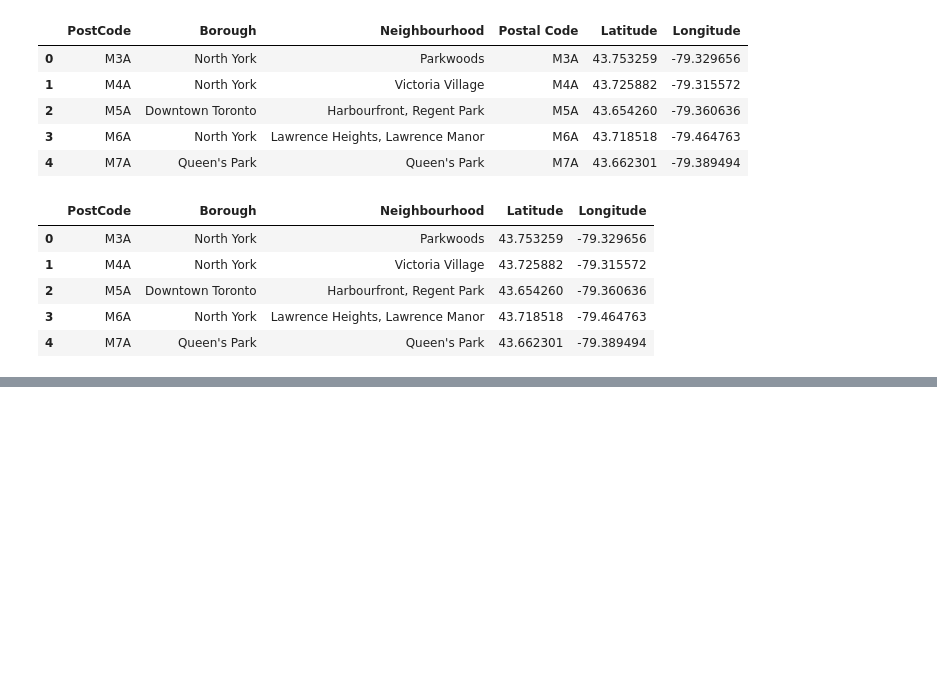
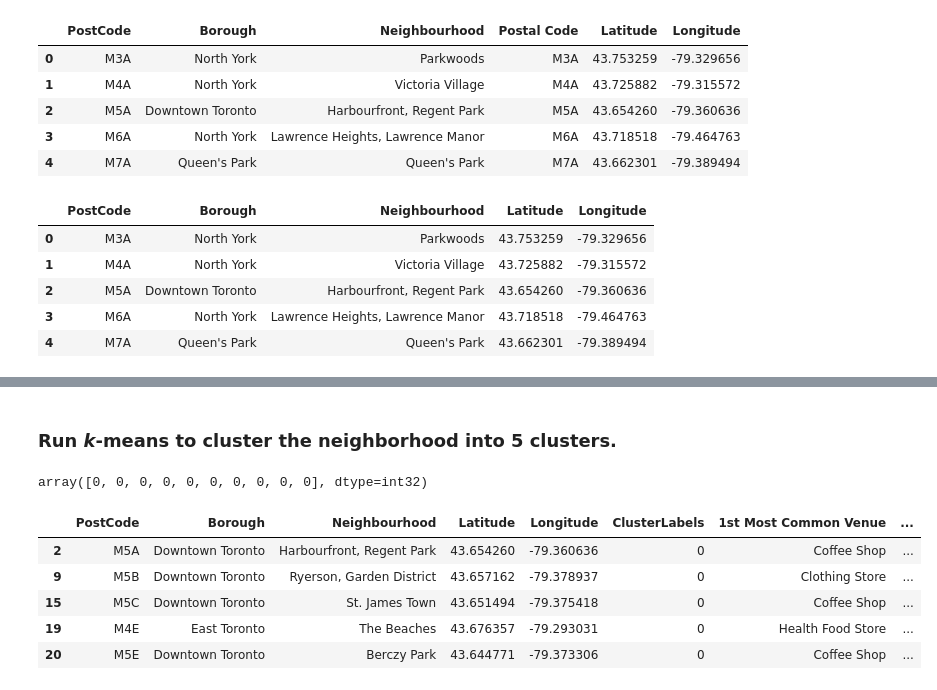
Before and after one commit to qc1026/QCGIT, a Jupyter notebook: Toronto Neighbourhood.ipynb, the cells around one changed output, grey strips where cells are left out. Drawn from its saved outputs; the diff is of its cells as text; code cells hidden in the pictures; blank space fills up the shorter version.

Commit message:
Wk3 Assignment: Segmenting and Clustering Neighborhoods in Toronto. Published from Watson Studio.

```diff
--- a/Toronto Neighbourhood.ipynb
+++ b/Toronto Neighbourhood.ipynb
@@ -137,0 +323,2 @@ df_merged.head()
+# %%
+toronto_grouped = toronto_onehot.groupby('Neighbourhood').mean().reset_index()
@@ -137,0 +370,21 @@ df_merged.head()
+# %%
+num_top_venues = 5
+
+indicators = ['st', 'nd', 'rd']
+
+# create columns according to number of top venues
+columns = ['Neighbourhood']
+for ind in np.arange(num_top_venues):
+    try:
+        columns.append('{}{} Most Common Venue'.format(ind+1, indicators[ind]))
+    except:
+        columns.append('{}th Most Common Venue'.format(ind+1))
+
+# create a new dataframe
+neighborhoods_venues_sorted = pd.DataFrame(columns=columns)
+neighborhoods_venues_sorted['Neighbourhood'] = toronto_grouped['Neighbourhood']
+
+for ind in np.arange(toronto_grouped.shape[0]):
+    neighborhoods_venues_sorted.iloc[ind, 1:] = return_most_common_venues(toronto_grouped.iloc[ind, :], num_top_venues)
+
+neighborhoods_venues_sorted.head()
@@ -137,0 +398,15 @@ df_merged.head()
+# %% [markdown]
+### Run *k*-means to cluster the neighborhood into 5 clusters.
+# %%
+# set number of clusters
+kclusters = 5
+
+toronto_grouped_clustering = toronto_grouped.drop('Neighbourhood', 1)
+
+# run k-means clustering
+kmeans = KMeans(n_clusters=kclusters, random_state=0).fit(toronto_grouped_clustering)
+
+# check cluster labels generated for each row in the dataframe
+kmeans.labels_[0:10]
+# %% [output]
+array([0, 0, 0, 0, 0, 0, 0, 0, 0, 0], dtype=int32)
@@ -137,0 +416,17 @@ df_merged.head()
+# %%
+# add clustering labels
+neighborhoods_venues_sorted.insert(0, 'ClusterLabels', kmeans.labels_)
+
+toronto_merged = df_toronto
+
+# merge toronto_grouped with toronto_data to add latitude/longitude for each neighborhood
+toronto_merged = toronto_merged.join(neighborhoods_venues_sorted.set_index('Neighbourhood'), on='Neighbourhood')
+
+toronto_merged.head() # check the last columns!
+# %% [output]
+|  | PostCode | Borough | Neighbourhood | Latitude | Longitude | ClusterLabels | 1st Most Common Venue | ... |
+| 2 | M5A | Downtown Toronto | Harbourfront, Regent Park | 43.654260 | -79.360636 | 0 | Coffee Shop | ... |
+| 9 | M5B | Downtown Toronto | Ryerson, Garden District | 43.657162 | -79.378937 | 0 | Clothing Store | ... |
+| 15 | M5C | Downtown Toronto | St. James Town | 43.651494 | -79.375418 | 0 | Coffee Shop | ... |
+| 19 | M4E | East Toronto | The Beaches | 43.676357 | -79.293031 | 0 | Health Food Store | ... |
+| 20 | M5E | Downtown Toronto | Berczy Park | 43.644771 | -79.373306 | 0 | Coffee Shop | ... |
```
Also changed, not shown: parts of 25 cells of this notebook.
